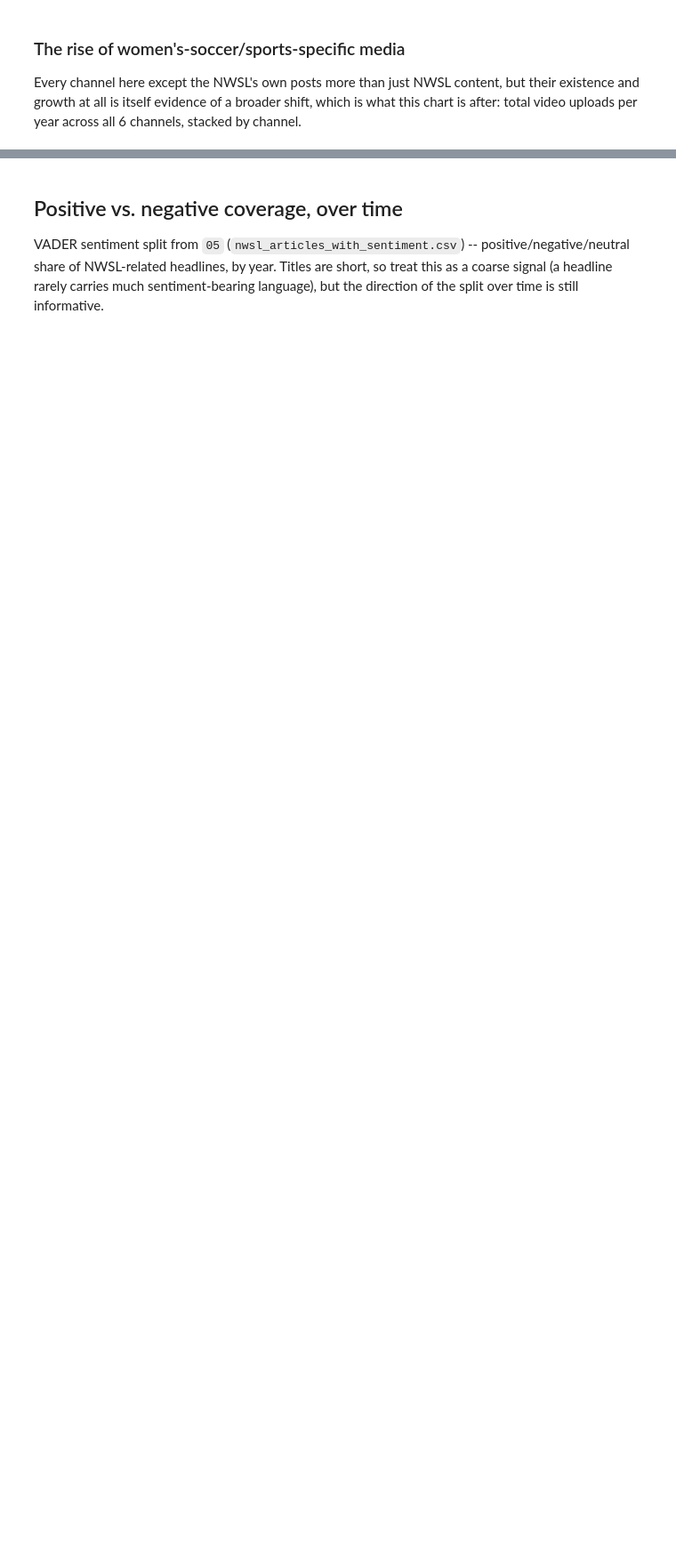
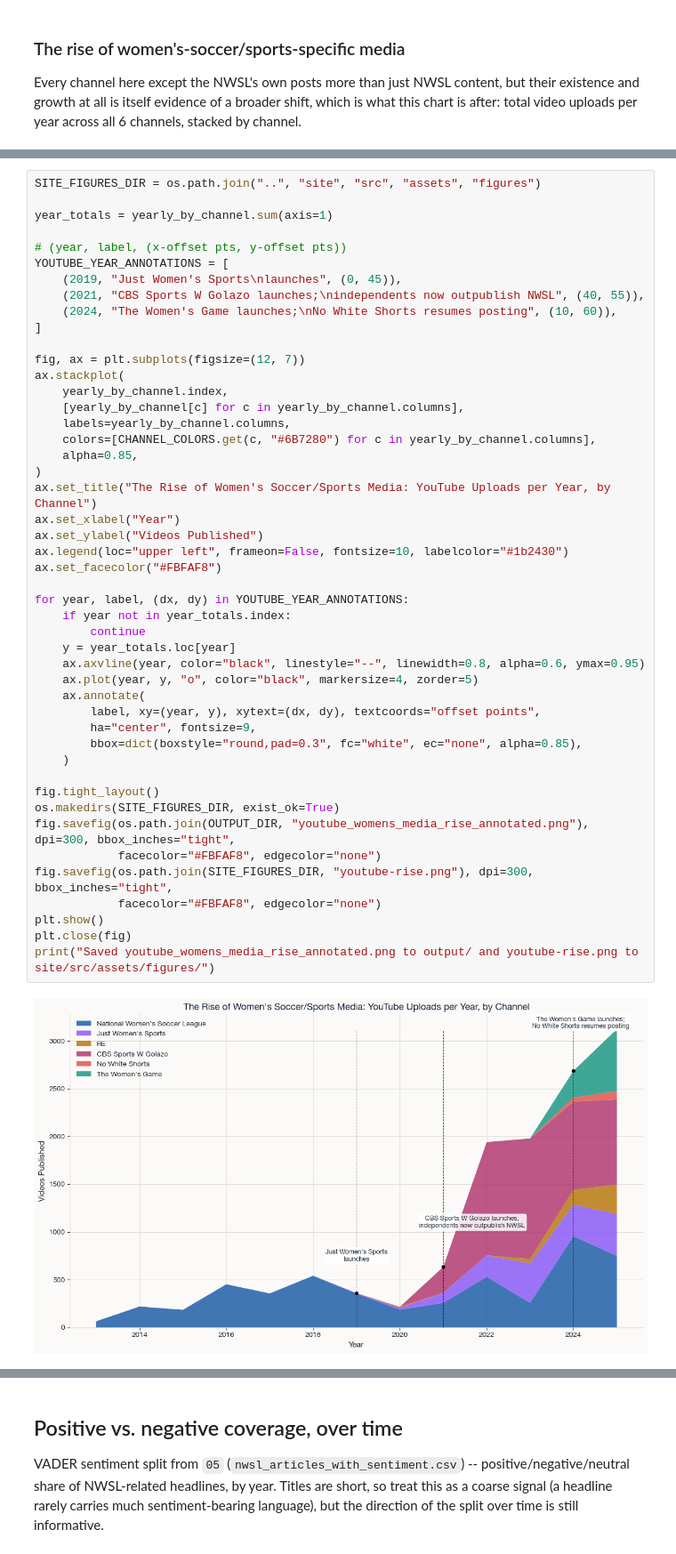
Before and after one commit to isabelpt/nwsl-growth-analysis, a Jupyter notebook: code/06_media_trends_analysis.ipynb, the cells around one changed output, grey strips where cells are left out. Shown at 89% size. Cells and saved outputs as stored; diff of their text form; blank space fills up the shorter version.

```diff
--- a/code/06_media_trends_analysis.ipynb
+++ b/code/06_media_trends_analysis.ipynb
@@ -332,0 +337,49 @@ plt.close(fig)
+# %%
+SITE_FIGURES_DIR = os.path.join("..", "site", "src", "assets", "figures")
+
+year_totals = yearly_by_channel.sum(axis=1)
+
+# (year, label, (x-offset pts, y-offset pts))
+YOUTUBE_YEAR_ANNOTATIONS = [
+    (2019, "Just Women's Sports\nlaunches", (0, 45)),
+    (2021, "CBS Sports W Golazo launches;\nindependents now outpublish NWSL", (40, 55)),
+    (2024, "The Women's Game launches;\nNo White Shorts resumes posting", (10, 60)),
+]
+
+fig, ax = plt.subplots(figsize=(12, 7))
+ax.stackplot(
+    yearly_by_channel.index,
+    [yearly_by_channel[c] for c in yearly_by_channel.columns],
+    labels=yearly_by_channel.columns,
+    colors=[CHANNEL_COLORS.get(c, "#6B7280") for c in yearly_by_channel.columns],
+    alpha=0.85,
+)
+ax.set_title("The Rise of Women's Soccer/Sports Media: YouTube Uploads per Year, by Channel")
+ax.set_xlabel("Year")
+ax.set_ylabel("Videos Published")
+ax.legend(loc="upper left", frameon=False, fontsize=10, labelcolor="#1b2430")
+ax.set_facecolor("#FBFAF8")
+
+for year, label, (dx, dy) in YOUTUBE_YEAR_ANNOTATIONS:
+    if year not in year_totals.index:
+        continue
+    y = year_totals.loc[year]
+    ax.axvline(year, color="black", linestyle="--", linewidth=0.8, alpha=0.6, ymax=0.95)
+    ax.plot(year, y, "o", color="black", markersize=4, zorder=5)
+    ax.annotate(
+        label, xy=(year, y), xytext=(dx, dy), textcoords="offset points",
+        ha="center", fontsize=9,
+        bbox=dict(boxstyle="round,pad=0.3", fc="white", ec="none", alpha=0.85),
+    )
+
+fig.tight_layout()
+os.makedirs(SITE_FIGURES_DIR, exist_ok=True)
+fig.savefig(os.path.join(OUTPUT_DIR, "youtube_womens_media_rise_annotated.png"), dpi=300, bbox_inches="tight",
+            facecolor="#FBFAF8", edgecolor="none")
+fig.savefig(os.path.join(SITE_FIGURES_DIR, "youtube-rise.png"), dpi=300, bbox_inches="tight",
+            facecolor="#FBFAF8", edgecolor="none")
+plt.show()
+plt.close(fig)
+print("Saved youtube_womens_media_rise_annotated.png to output/ and youtube-rise.png to site/src/assets/figures/")
+# %% [output]
+[figure, added]
```
Also changed, not shown: parts of 6 cells of this notebook, 13 other files.
